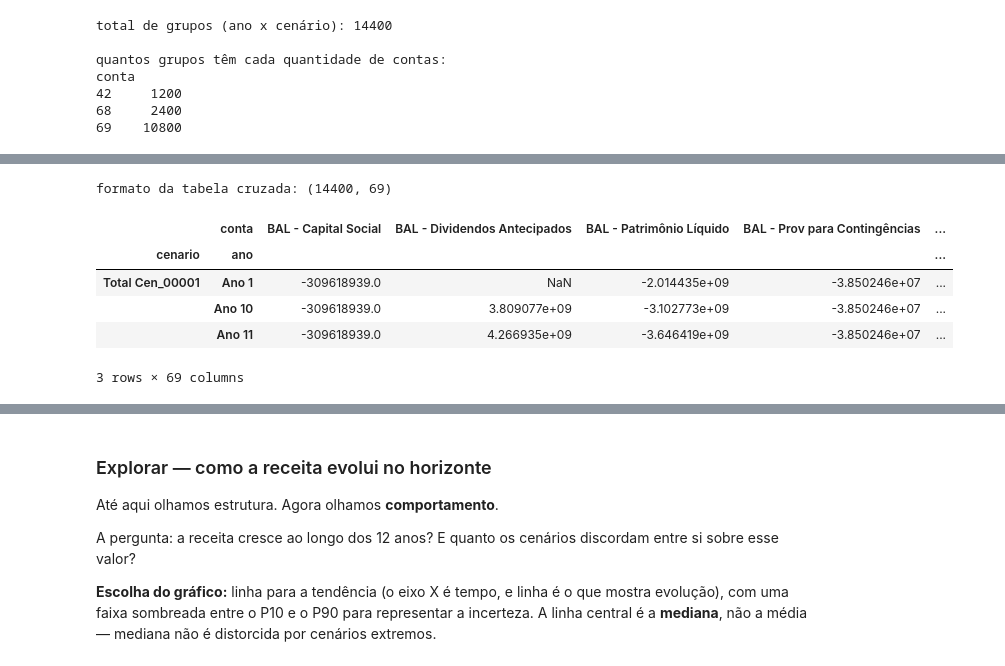
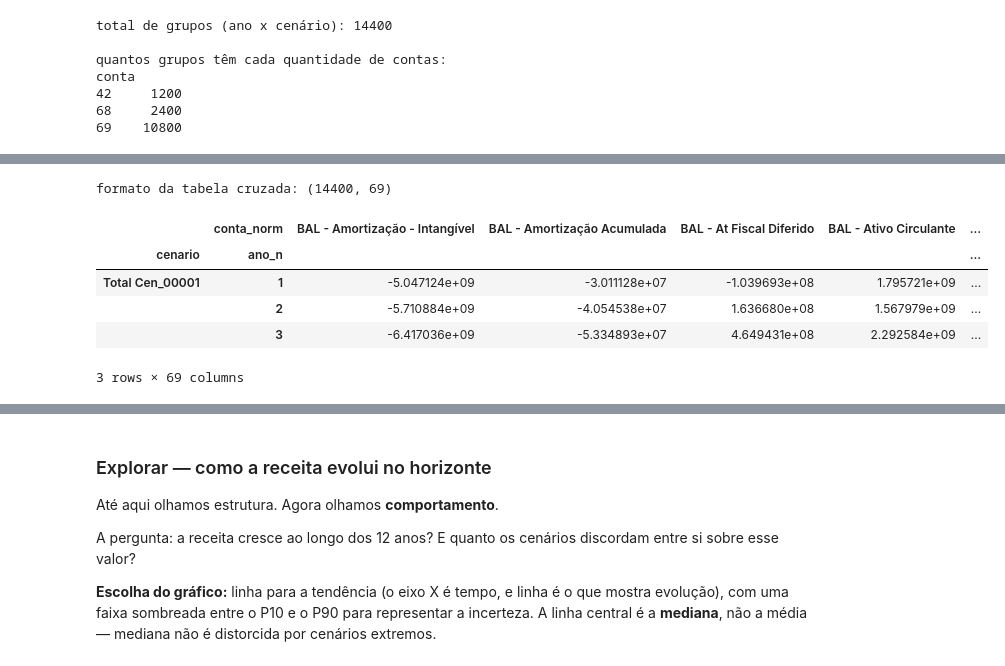
Before and after one commit to 2026-2-NCC4/Projeto6, a Jupyter notebook: src/notebooks/01_perfil.ipynb, the cells around one changed output, grey strips where cells are left out. Cells and saved outputs as stored; diff of their text form; code cells hidden in the pictures.

```diff
--- a/src/notebooks/01_perfil.ipynb
+++ b/src/notebooks/01_perfil.ipynb
@@ -273,20 +284,20 @@ de conta, que não representam conta nenhuma.
 # %%
-nomeadas = df[df["conta"].notna()]
+nomeadas = df[df["conta"].notna()].copy()
+nomeadas["conta_norm"] = nomeadas["conta"].str.replace(r"\s+", " ", regex=True).str.strip()
 
 p = nomeadas.pivot_table(
-    index=["cenario", "ano"],
-    columns="conta",
+    index=["cenario", "ano_n"],
+    columns="conta_norm",
     values="valor",
     aggfunc="sum",
 )
-
 print("formato da tabela cruzada:", p.shape)
 p.head(3)
 # %% [output]
 formato da tabela cruzada: (14400, 69)
-|  | conta | BAL - Capital Social | BAL - Dividendos Antecipados | BAL - Patrimônio Líquido | BAL - Prov para Contingências | ... |
-| cenario | ano |  |  |  |  | ... |
-| Total Cen_00001 | Ano 1 | -309618939.0 | NaN | -2.014435e+09 | -3.850246e+07 | ... |
-|  | Ano 10 | -309618939.0 | 3.809077e+09 | -3.102773e+09 | -3.850246e+07 | ... |
-|  | Ano 11 | -309618939.0 | 4.266935e+09 | -3.646419e+09 | -3.850246e+07 | ... |
+|  | conta_norm | BAL - Amortização - Intangível | BAL - Amortização Acumulada | BAL - At Fiscal Diferido | BAL - Ativo Circulante | ... |
+| cenario | ano_n |  |  |  |  | ... |
+| Total Cen_00001 | 1 | -5.047124e+09 | -3.011128e+07 | -1.039693e+08 | 1.795721e+09 | ... |
+|  | 2 | -5.710884e+09 | -4.054538e+07 | 1.636680e+08 | 1.567979e+09 | ... |
+|  | 3 | -6.417036e+09 | -5.334893e+07 | 4.649431e+08 | 2.292584e+09 | ... |
 3 rows × 69 columns
```
Also changed, not shown: parts of 29 cells of this notebook, 2 other files.
